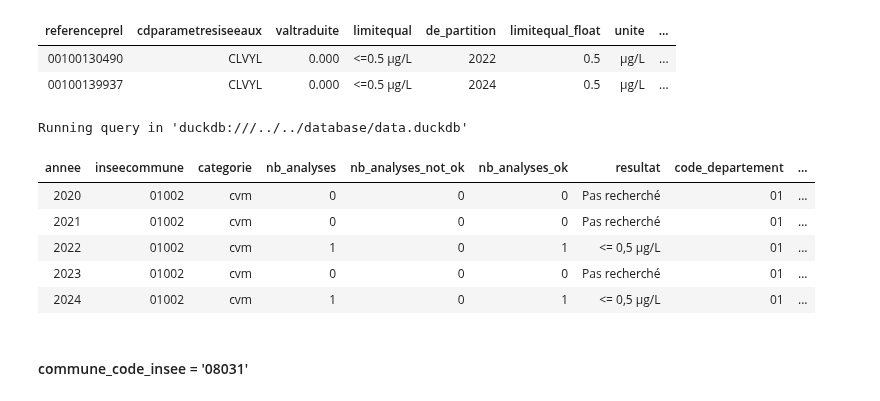
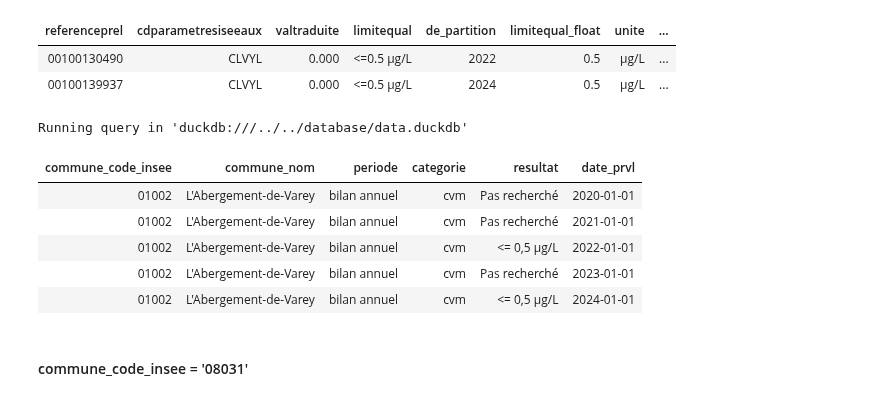
Before and after one commit to dataforgoodfr/13_pollution_eau, a Jupyter notebook: analytics/notebooks/cvm_calcul_conformite_par_commune-MAJ.ipynb, the cells around one changed output. Saved outputs shown, nothing was run; the diff lists cells and outputs as text; code cells hidden in the pictures.

```diff
--- a/analytics/notebooks/cvm_calcul_conformite_par_commune-MAJ.ipynb
+++ b/analytics/notebooks/cvm_calcul_conformite_par_commune-MAJ.ipynb
@@ -513,22 +505,22 @@ Running query in 'duckdb:///../../database/data.duckdb'
 # %%
 %%sql --with resultats_ALL_communes_name
  SELECT
    *
  FROM
    resultats_ALL_communes_name
 WHERE
-    inseecommune = '01002'
+    commune_code_insee = '01002'
     AND categorie = 'cvm'
 ORDER BY
-    annee
+    date_prvl
 # %% [output]
 Running query in 'duckdb:///../../database/data.duckdb'
-| annee | inseecommune | categorie | nb_analyses | nb_analyses_not_ok | nb_analyses_ok | resultat | code_departement | ... |
-| 2020 | 01002 | cvm | 0 | 0 | 0 | Pas recherché | 01 | ... |
-| 2021 | 01002 | cvm | 0 | 0 | 0 | Pas recherché | 01 | ... |
-| 2022 | 01002 | cvm | 1 | 0 | 1 | <= 0,5 µg/L | 01 | ... |
-| 2023 | 01002 | cvm | 0 | 0 | 0 | Pas recherché | 01 | ... |
-| 2024 | 01002 | cvm | 1 | 0 | 1 | <= 0,5 µg/L | 01 | ... |
+| commune_code_insee | commune_nom | periode | categorie | resultat | date_prvl |
+| 01002 | L'Abergement-de-Varey | bilan annuel | cvm | Pas recherché | 2020-01-01 |
+| 01002 | L'Abergement-de-Varey | bilan annuel | cvm | Pas recherché | 2021-01-01 |
+| 01002 | L'Abergement-de-Varey | bilan annuel | cvm | <= 0,5 µg/L | 2022-01-01 |
+| 01002 | L'Abergement-de-Varey | bilan annuel | cvm | Pas recherché | 2023-01-01 |
+| 01002 | L'Abergement-de-Varey | bilan annuel | cvm | <= 0,5 µg/L | 2024-01-01 |
 # %% [markdown]
 #### commune_code_insee = '08031'
 # %%
```
Also changed, not shown: parts of 15 cells of this notebook, 5 other files.
